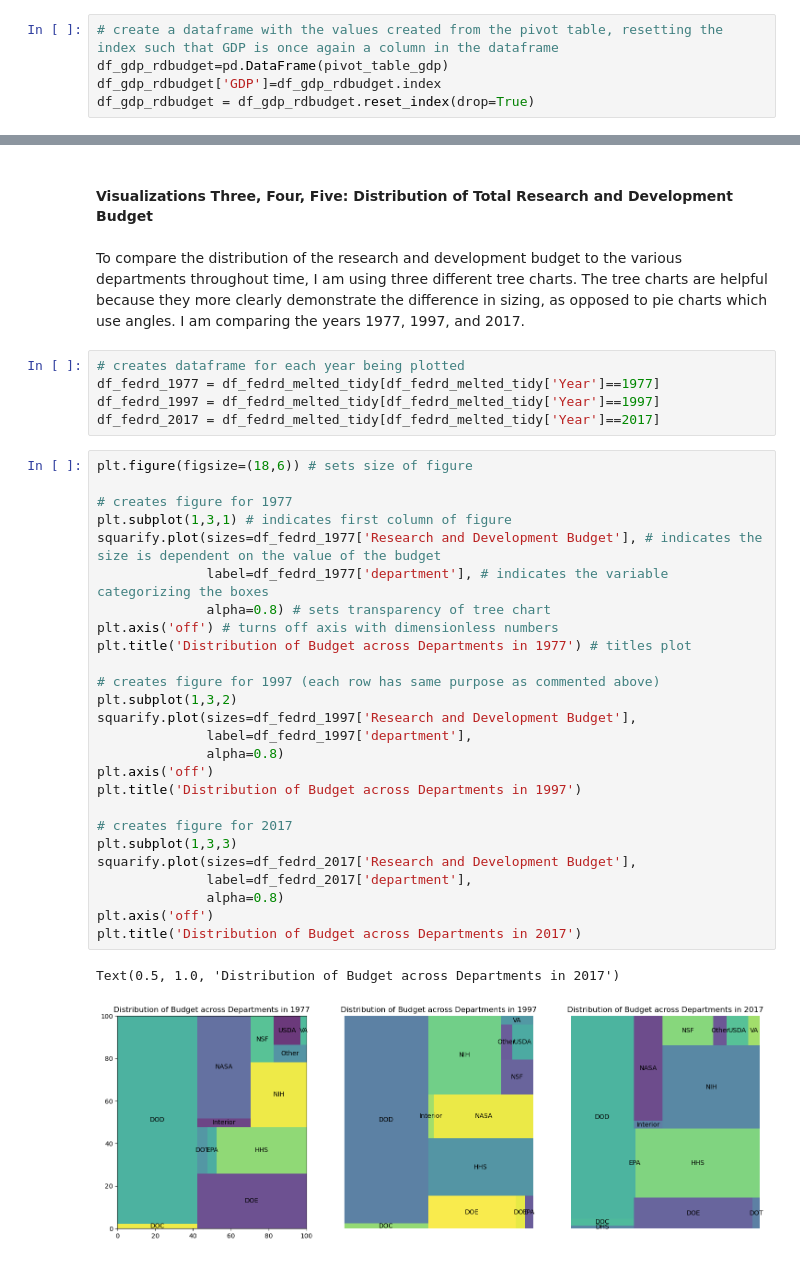
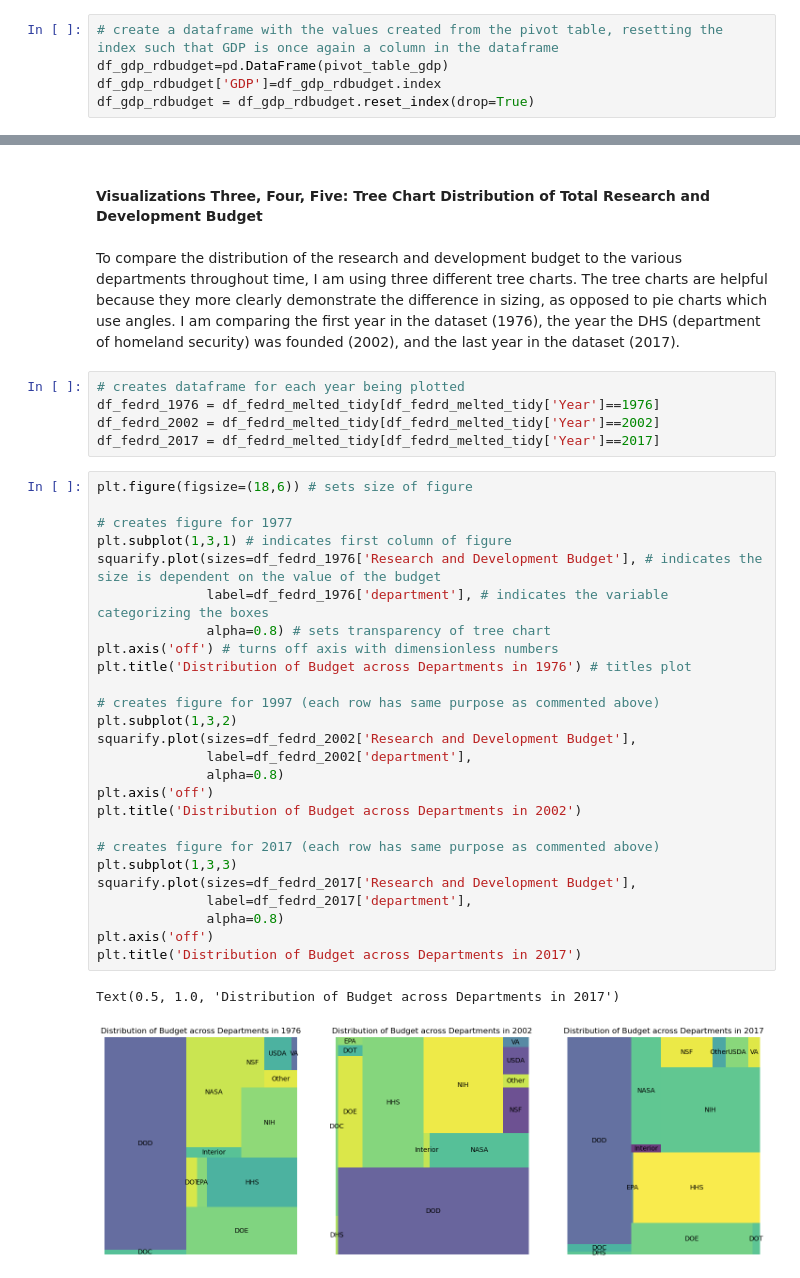
Before and after one commit to julia-dunn/DUNN-Python-Portfolio, a Jupyter notebook: TidyData-Project/main.ipynb, the cells around one changed output, grey strips where cells are left out. Saved outputs shown, nothing was run; the diff lists cells and outputs as text.

Commit message:
finalized main and included references to tidy data principles

```diff
--- a/TidyData-Project/main.ipynb
+++ b/TidyData-Project/main.ipynb
@@ -180,38 +209,38 @@ Text(0.5, 1.0, 'Research and Development Budget with respect to Federal GDP')
 # %% [markdown]
-#### Visualizations Three, Four, Five: Distribution of Total Research and Development Budget
+#### Visualizations Three, Four, Five: Tree Chart Distribution of Total Research and Development Budget
 # %% [markdown]
-To compare the distribution of the research and development budget to the various departments throughout time, I am using three different tree charts. The tree charts are helpful because they more clearly demonstrate the difference in sizing, as opposed to pie charts which use angles. I am comparing the years 1977, 1997, and 2017.
+To compare the distribution of the research and development budget to the various departments throughout time, I am using three different tree charts. The tree charts are helpful because they more clearly demonstrate the difference in sizing, as opposed to pie charts which use angles. I am comparing the first year in the dataset (1976), the year the DHS (department of homeland security) was founded (2002), and the last year in the dataset (2017).
 # %%
 # creates dataframe for each year being plotted
-df_fedrd_1977 = df_fedrd_melted_tidy[df_fedrd_melted_tidy['Year']==1977]
-df_fedrd_1997 = df_fedrd_melted_tidy[df_fedrd_melted_tidy['Year']==1997]
+df_fedrd_1976 = df_fedrd_melted_tidy[df_fedrd_melted_tidy['Year']==1976]
+df_fedrd_2002 = df_fedrd_melted_tidy[df_fedrd_melted_tidy['Year']==2002]
 df_fedrd_2017 = df_fedrd_melted_tidy[df_fedrd_melted_tidy['Year']==2017]
 # %%
 plt.figure(figsize=(18,6)) # sets size of figure
 
 # creates figure for 1977
 plt.subplot(1,3,1) # indicates first column of figure
-squarify.plot(sizes=df_fedrd_1977['Research and Development Budget'], # indicates the size is dependent on the value of the budget
-              label=df_fedrd_1977['department'], # indicates the variable categorizing the boxes
+squarify.plot(sizes=df_fedrd_1976['Research and Development Budget'], # indicates the size is dependent on the value of the budget
+              label=df_fedrd_1976['department'], # indicates the variable categorizing the boxes
               alpha=0.8) # sets transparency of tree chart
 plt.axis('off') # turns off axis with dimensionless numbers
-plt.title('Distribution of Budget across Departments in 1977') # titles plot
+plt.title('Distribution of Budget across Departments in 1976') # titles plot
 
 # creates figure for 1997 (each row has same purpose as commented above)
 plt.subplot(1,3,2)
-squarify.plot(sizes=df_fedrd_1997['Research and Development Budget'],
-              label=df_fedrd_1997['department'],
+squarify.plot(sizes=df_fedrd_2002['Research and Development Budget'],
+              label=df_fedrd_2002['department'],
               alpha=0.8)
 plt.axis('off')
-plt.title('Distribution of Budget across Departments in 1997')
+plt.title('Distribution of Budget across Departments in 2002')
 
-# creates figure for 2017
+# creates figure for 2017 (each row has same purpose as commented above)
 plt.subplot(1,3,3)
 squarify.plot(sizes=df_fedrd_2017['Research and Development Budget'],
               label=df_fedrd_2017['department'],
               alpha=0.8)
 plt.axis('off')
 plt.title('Distribution of Budget across Departments in 2017')
 # %% [output]
 Text(0.5, 1.0, 'Distribution of Budget across Departments in 2017')
-[figure, old version]
+[figure, new version]
```
Also changed, not shown: parts of 17 cells of this notebook.
